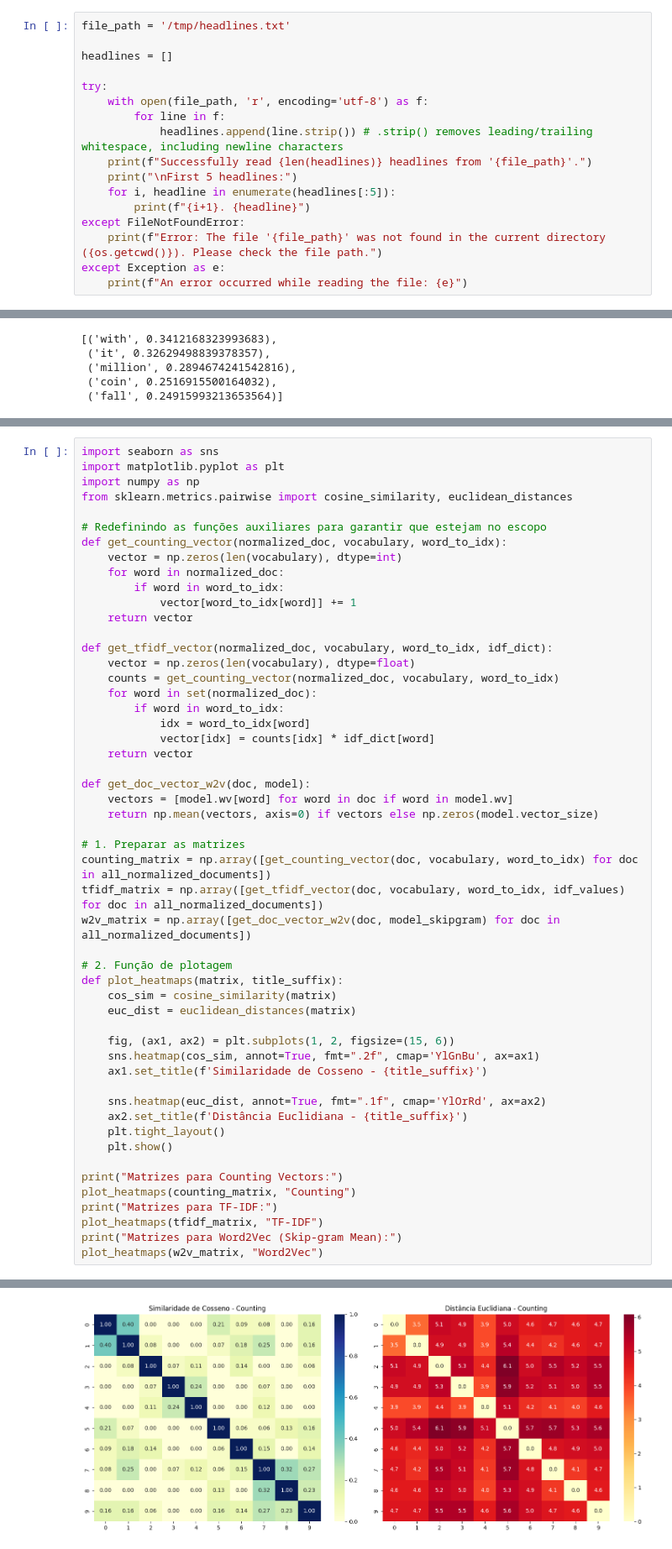
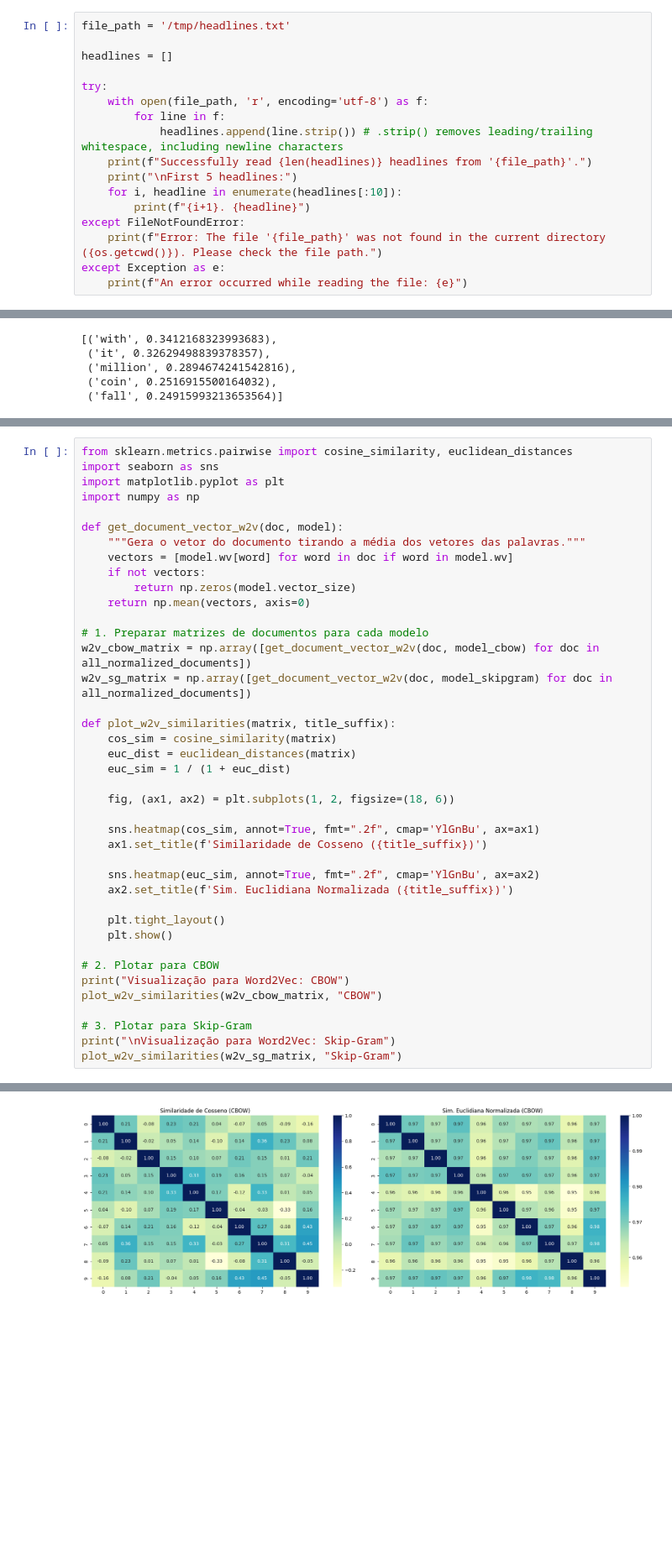
Before and after one commit to Joaoplims/NLP-HandsOn, a Jupyter notebook: HO02/HO02_NLP.ipynb, the cells around one changed output, grey strips where cells are left out. Shown at 84% size. Saved outputs shown, nothing was run; the diff lists cells and outputs as text; blank space fills up the shorter version.

Commit message:
fix: Correção da criação da matriz de co-ocorrencia e normalização entre a similaridade euclidiana e de cossenos

```diff
--- a/HO02/HO02_NLP.ipynb
+++ b/HO02/HO02_NLP.ipynb
@@ -83,7 +43,7 @@ try:
             headlines.append(line.strip()) # .strip() removes leading/trailing whitespace, including newline characters
     print(f"Successfully read {len(headlines)} headlines from '{file_path}'.")
     print("\nFirst 5 headlines:")
-    for i, headline in enumerate(headlines[:5]):
+    for i, headline in enumerate(headlines[:10]):
         print(f"{i+1}. {headline}")
 except FileNotFoundError:
     print(f"Error: The file '{file_path}' was not found in the current directory ({os.getcwd()}). Please check the file path.")
@@ -680,53 +778,41 @@ Nesta seção, compararemos como os 10 documentos se agrupam usando diferentes r
 # %%
+from sklearn.metrics.pairwise import cosine_similarity, euclidean_distances
 import seaborn as sns
 import matplotlib.pyplot as plt
 import numpy as np
-from sklearn.metrics.pairwise import cosine_similarity, euclidean_distances
 
-# Redefinindo as funções auxiliares para garantir que estejam no escopo
-def get_counting_vector(normalized_doc, vocabulary, word_to_idx):
-    vector = np.zeros(len(vocabulary), dtype=int)
-    for word in normalized_doc:
-        if word in word_to_idx:
-            vector[word_to_idx[word]] += 1
-    return vector
+def get_document_vector_w2v(doc, model):
+    """Gera o vetor do documento tirando a média dos vetores das palavras."""
+    vectors = [model.wv[word] for word in doc if word in model.wv]
+    if not vectors:
+        return np.zeros(model.vector_size)
+    return np.mean(vectors, axis=0)
 
-def get_tfidf_vector(normalized_doc, vocabulary, word_to_idx, idf_dict):
-    vector = np.zeros(len(vocabulary), dtype=float)
-    counts = get_counting_vector(normalized_doc, vocabulary, word_to_idx)
-    for word in set(normalized_doc):
-        if word in word_to_idx:
-            idx = word_to_idx[word]
-            vector[idx] = counts[idx] * idf_dict[word]
-    return vector
+# 1. Preparar matrizes de documentos para cada modelo
+w2v_cbow_matrix = np.array([get_document_vector_w2v(doc, model_cbow) for doc in all_normalized_documents])
+w2v_sg_matrix = np.array([get_document_vector_w2v(doc, model_skipgram) for doc in all_normalized_documents])
 
-def get_doc_vector_w2v(doc, model):
-    vectors = [model.wv[word] for word in doc if word in model.wv]
-    return np.mean(vectors, axis=0) if vectors else np.zeros(model.vector_size)
-
-# 1. Preparar as matrizes
-counting_matrix = np.array([get_counting_vector(doc, vocabulary, word_to_idx) for doc in all_normalized_documents])
-tfidf_matrix = np.array([get_tfidf_vector(doc, vocabulary, word_to_idx, idf_values) for doc in all_normalized_documents])
-w2v_matrix = np.array([get_doc_vector_w2v(doc, model_skipgram) for doc in all_normalized_documents])
-
-# 2. Função de plotagem
-def plot_heatmaps(matrix, title_suffix):
+def plot_w2v_similarities(matrix, title_suffix):
     cos_sim = cosine_similarity(matrix)
     euc_dist = euclidean_distances(matrix)
+    euc_sim = 1 / (1 + euc_dist)
 
-    fig, (ax1, ax2) = plt.subplots(1, 2, figsize=(15, 6))
+    fig, (ax1, ax2) = plt.subplots(1, 2, figsize=(18, 6))
+
     sns.heatmap(cos_sim, annot=True, fmt=".2f", cmap='YlGnBu', ax=ax1)
-    ax1.set_title(f'Similaridade de Cosseno - {title_suffix}')
+    ax1.set_title(f'Similaridade de Cosseno ({title_suffix})')
 
-    sns.heatmap(euc_dist, annot=True, fmt=".1f", cmap='YlOrRd', ax=ax2)
-    ax2.set_title(f'Distância Euclidiana - {title_suffix}')
+    sns.heatmap(euc_sim, annot=True, fmt=".2f", cmap='YlGnBu', ax=ax2)
+    ax2.set_title(f'Sim. Euclidiana Normalizada ({title_suffix})')
+
     plt.tight_layout()
     plt.show()
 
-print("Matrizes para Counting Vectors:")
-plot_heatmaps(counting_matrix, "Counting")
-print("Matrizes para TF-IDF:")
-plot_heatmaps(tfidf_matrix, "TF-IDF")
-print("Matrizes para Word2Vec (Skip-gram Mean):")
-plot_heatmaps(w2v_matrix, "Word2Vec")
+# 2. Plotar para CBOW
+print("Visualização para Word2Vec: CBOW")
+plot_w2v_similarities(w2v_cbow_matrix, "CBOW")
+
+# 3. Plotar para Skip-Gram
+print("\nVisualização para Word2Vec: Skip-Gram")
+plot_w2v_similarities(w2v_sg_matrix, "Skip-Gram")
 # %% [output]
@@ -734 +820 @@ Matrizes para Counting Vectors:
-[figure, old version]
+[figure, new version]
```
Also changed, not shown: parts of 28 cells of this notebook.
